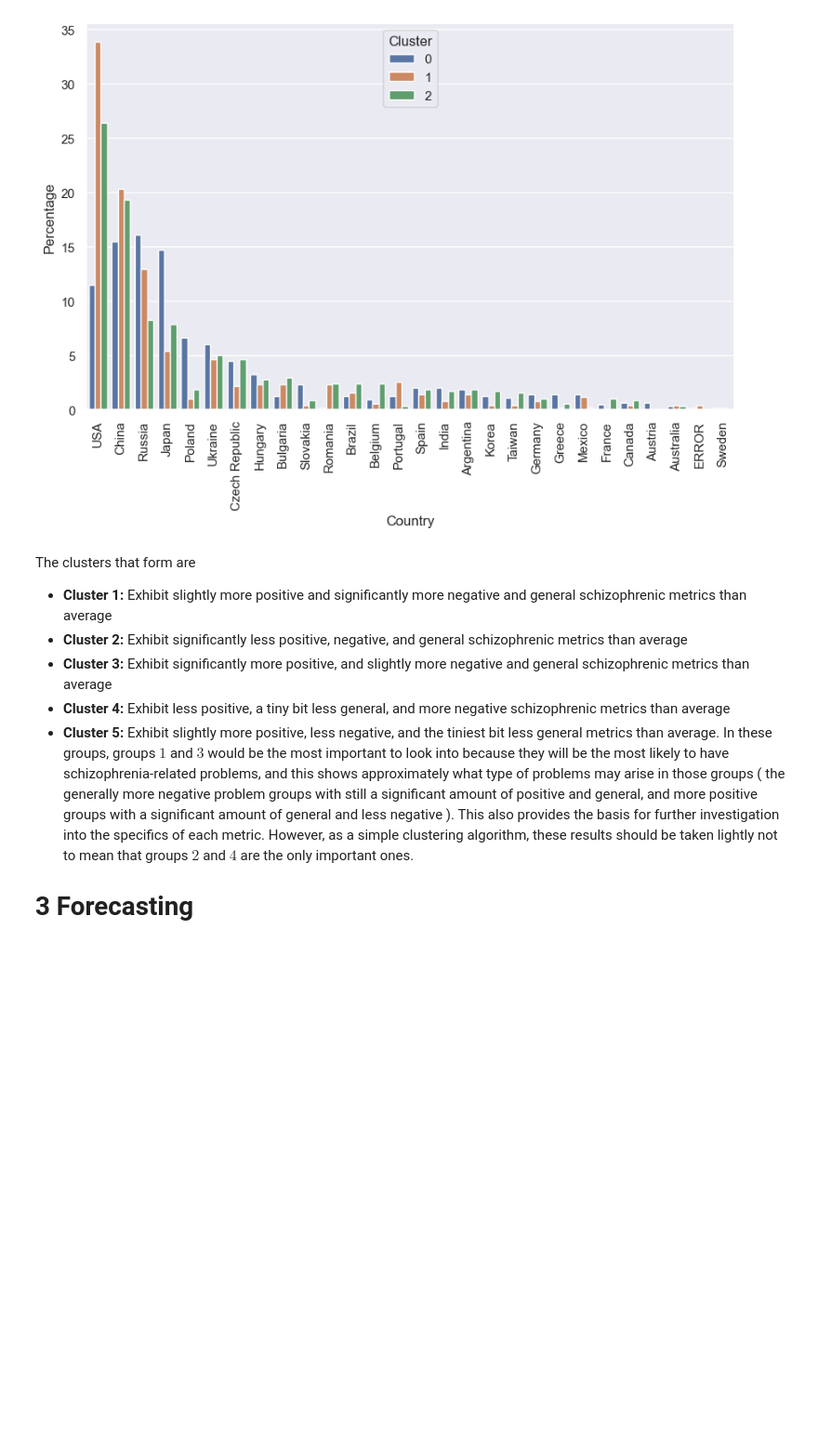
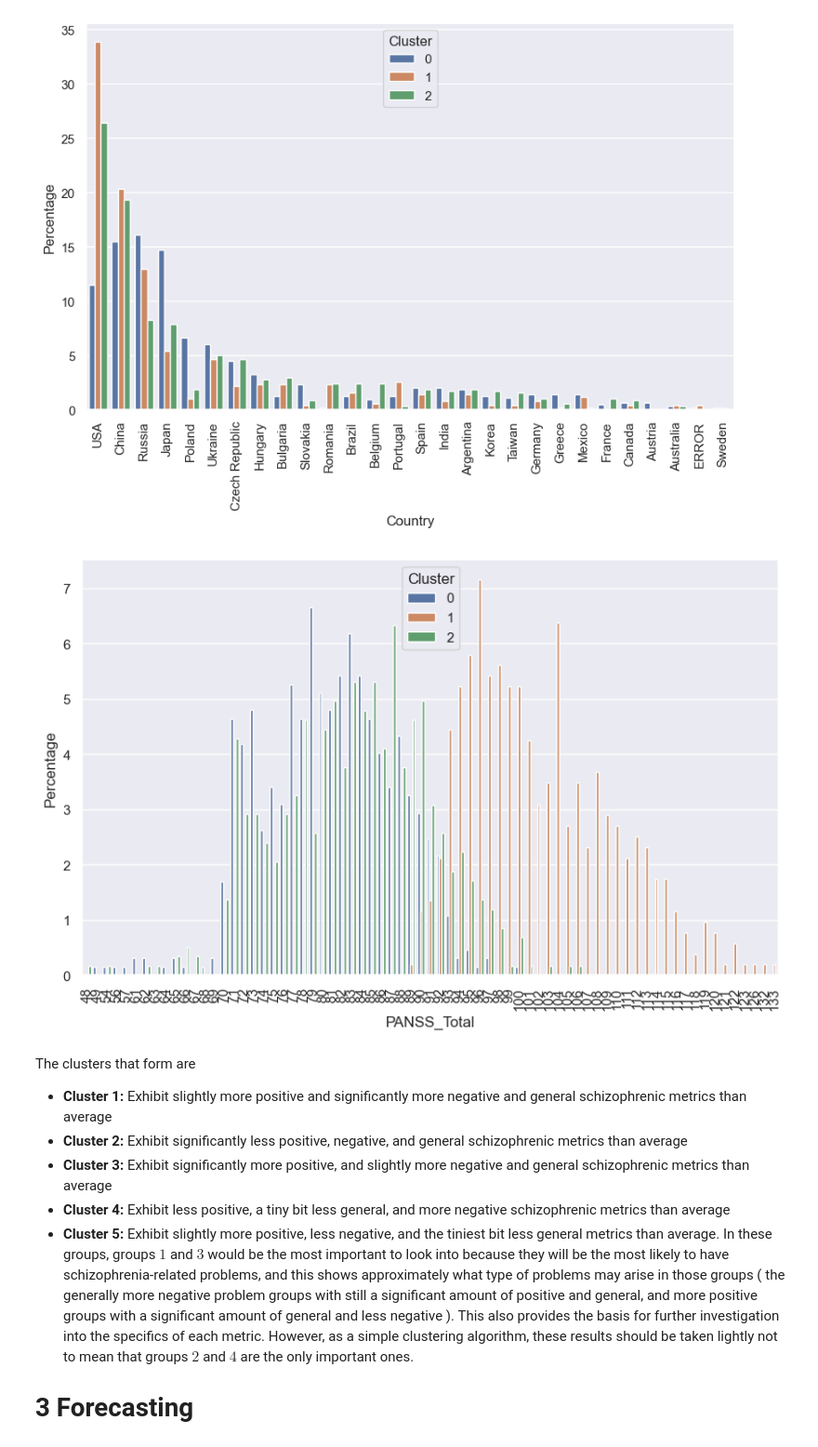
Before and after one commit to AlistairKeiller/STATS-202-final, a Jupyter notebook: final.ipynb, the cells around one changed output. Shown at 93% size. Drawn from its saved outputs; the diff is of its cells as text; code cells hidden in the pictures; blank space fills up the shorter version.

```diff
--- a/final.ipynb
+++ b/final.ipynb
@@ -290,6 +296,28 @@ plt.xticks(rotation=90)
 plt.show()
 # %% [output]
 [figure]
+# %%
+PANSS_Total_cluster_counts = first_day_passed_data[
+    ["PANSS_Total", "Cluster"]
+].value_counts()
+cluster_counts = first_day_passed_data["Cluster"].value_counts()
+plt.figure(figsize=(10, 6))
+sns.barplot(
+    x="PANSS_Total",
+    y="Percentage",
+    hue="Cluster",
+    data=(
+        PANSS_Total_cluster_counts
+        / [
+            cluster_counts[i] / 100
+            for i in PANSS_Total_cluster_counts.reset_index()["Cluster"]
+        ]
+    ).reset_index(name="Percentage"),
+)
+plt.xticks(rotation=90)
+plt.show()
+# %% [output]
+[figure, added]
 # %% [markdown]
 The clusters that form are
 - **Cluster 1:** Exhibit slightly more positive and significantly more negative and general schizophrenic metrics than average
```
Also changed, not shown: parts of 10 cells of this notebook.
